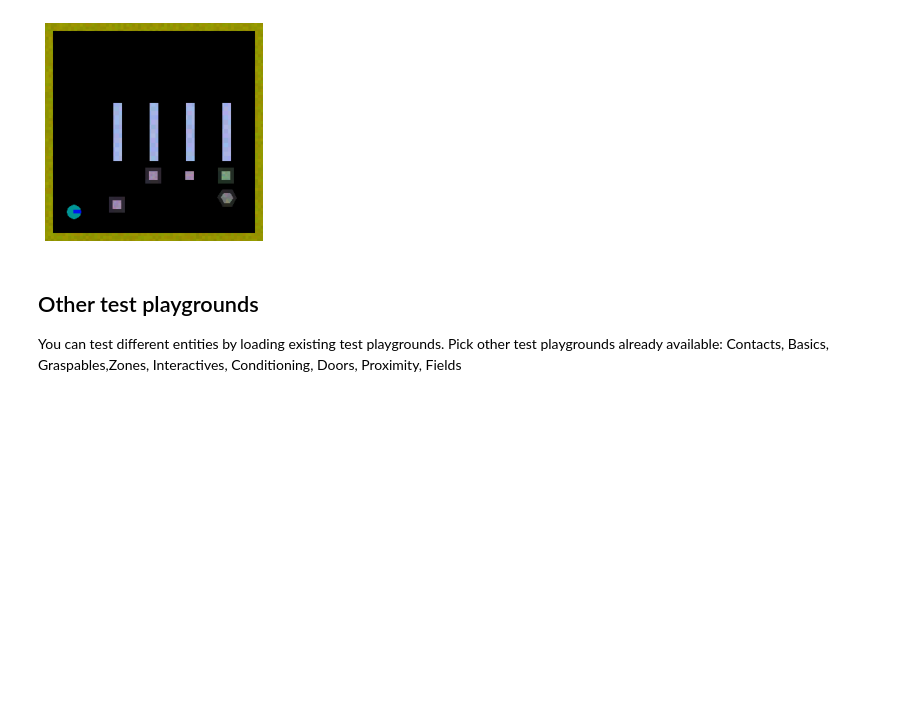
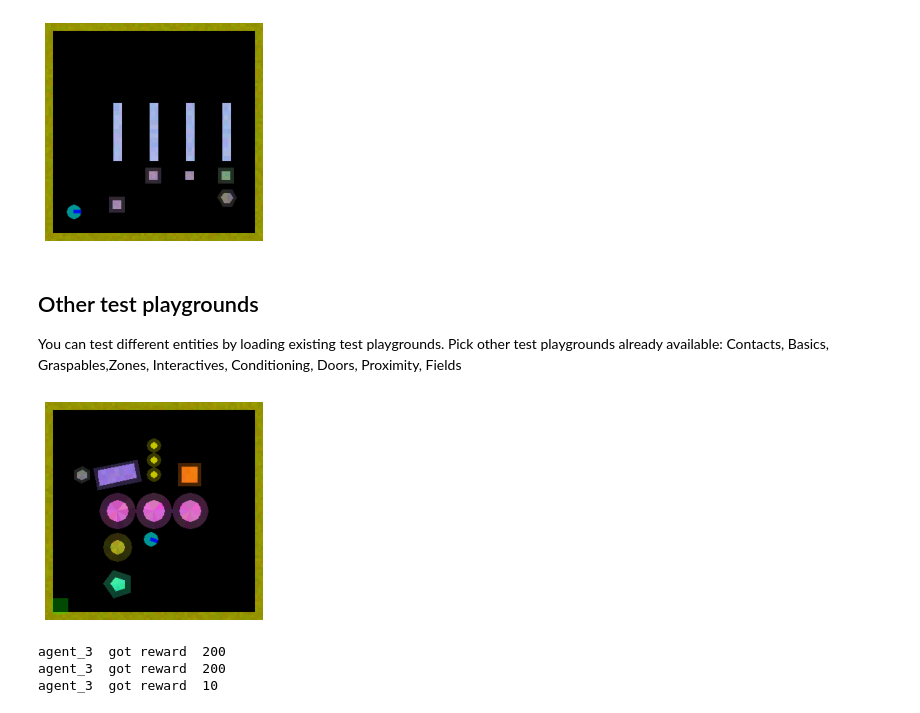
Before and after one commit to gaorkl/simple-playgrounds, a Jupyter notebook: tutorials/jupyter/03_SceneElements.ipynb, the cells around one changed output. Cells and saved outputs as stored; diff of their text form; code cells hidden in the pictures; blank space fills up the shorter version.

```diff
--- a/tutorials/jupyter/03_SceneElements.ipynb
+++ b/tutorials/jupyter/03_SceneElements.ipynb
@@ -110,3 +110,22 @@ engine.terminate()
 
 You can test different entities by loading existing test playgrounds.
 Pick other test playgrounds already available: Contacts, Basics, Graspables,Zones, Interactives, Conditioning, Doors, Proximity, Fields
+# %%
+from simple_playgrounds.playgrounds.collection.test import Interactives
+
+area_start = PositionAreaSampler((150,150), 'rectangle', width_length=[100, 100])
+my_agent = BaseInteractiveAgent(area_start, controller=Keyboard(), allow_overlapping=False)
+my_playground =Interactives()
+my_playground.add_agent(my_agent)
+engine = Engine(my_playground, 1000, replay=True, screen=True)
+
+plt_image(engine.generate_topdown_image(mode='plt'))
+
+
+engine.run(with_screen=True, print_rewards = True)
+engine.terminate()
+# %% [output]
+[figure, added]
+agent_3  got reward  200
+agent_3  got reward  200
+agent_3  got reward  10
```
Also changed, not shown: parts of 3 cells of this notebook, 14 other files.
